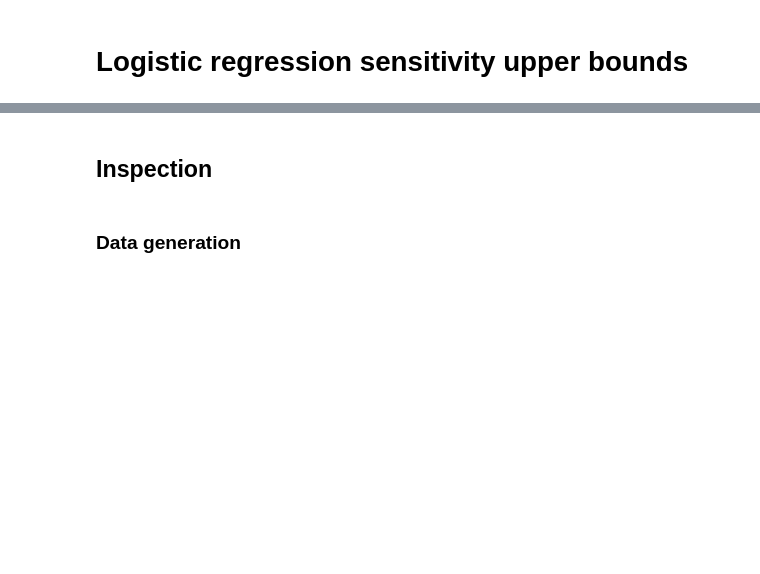
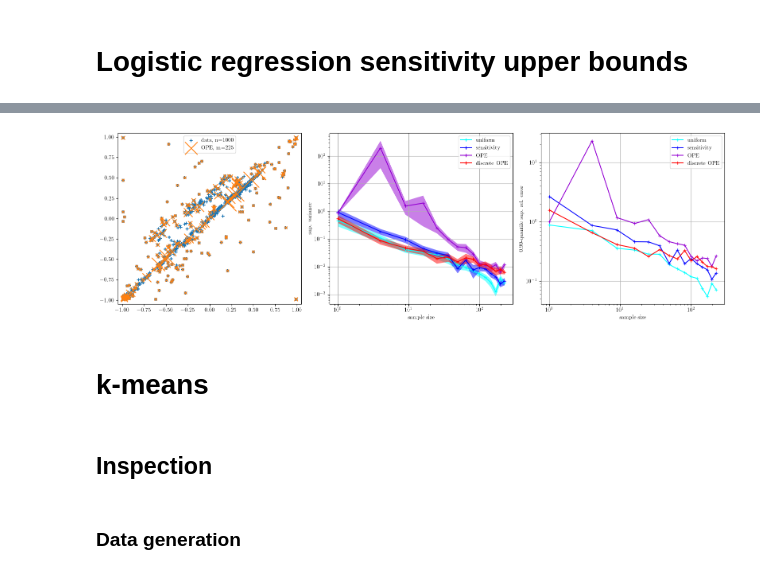
Before and after one commit to hsimonfroy/DPPcoresets, a Jupyter notebook: notebook/logistic.ipynb, the cells around one changed output, grey strips where cells are left out. Cells and saved outputs as stored; diff of their text form; code cells hidden in the pictures; blank space fills up the shorter version.

```diff
--- a/notebook/logistic.ipynb
+++ b/notebook/logistic.ipynb
@@ -185,5 +220,57 @@ SE_stds_sup = SE_stds[arr1, arr2, SE_means_argmax]
+# %%
+from notebook.utils import pickle_dump, pickle_load
+save_dir = "./"
+save_path = save_dir + f"X_n{n}_m{ms[-1]}_logist_quer{n_queries}_rep{n_rep}.p"
+pickle_dump([relerrs_sup, SE_means_sup, SE_stds_sup], save_path)
+# %%
+relerrs_sup, SE_means_sup, SE_stds_sup, = pickle_load(save_path)
+OPE_samples, OPE_weights = samples_weights_list[2]
+
+def my_plot():
+    n_stds = 1*n_rep**(-.5) # number of standard deviations to plot
+    xylim = 1.05
+
+    plt.subplot(131), plt.xlim(-xylim,xylim), plt.ylim(-xylim,xylim)
+    plt.scatter(X[:,0], X[:,1], marker="+", label=f"data, {n=}")
+    X_samples, X_weights = X[OPE_samples[0]], 100*ms[-1]*OPE_weights[0]
+    plt.scatter(X_samples[:,0],X_samples[:,1], marker="x", label=f"OPE, m={ms[-1]}", s=X_weights)
+    plt.legend()
+
+    plt.subplot(132)
+    # draw from samplers, experimenting for any datasets
+    legends = ["uniform","sensitivity","OPE","discrete OPE"]
+    selector = range(len(legends))
+
+    colors = ["cyan","blue","darkviolet","red","orange","maroon"]
+    # cmap = plt.get_cmap('viridis') # viridis, magma
+    # colors = cmap(np.linspace(0,.9,len(legends)))[::-1]
+    plt.gca().set_prop_cycle(color=colors)
+    plt.plot(ms, SE_means_sup[:,selector], label=legends, marker="+")
+    for k in selector:
+        plt.fill_between(ms, SE_means_sup[:,k]+n_stds*SE_stds_sup[:,k], SE_means_sup[:,k]-n_stds*SE_stds_sup[:,k], alpha=.5)
+    plt.xscale('log'), plt.yscale('log'), plt.xlabel("sample size"), plt.ylabel("sup. variance"),
+    plt.legend(), plt.grid()
+
+    plt.subplot(133)
+    delta_quant = .1 # .1, .01
+    relerr_quant = np.quantile(relerrs_sup, 1-delta_quant, axis=-1)
+    plt.gca().set_prop_cycle(color=colors)
+    plt.plot(ms, relerr_quant[:,selector], label=legends, marker="+")
+    plt.xscale('log'), plt.yscale('log'), plt.xlabel("sample size"), plt.ylabel(f"{1-delta_quant:.2f}-quantile sup. rel. error")
+    plt.legend(), plt.grid(),
+
+# from interfaces import save_plots_interface
+# save_plots_interface(my_plot, fig_size=(16,5), plot_on_call=True, use_TeX=True, font_size=14, fig_name=file_name)
+plt.figure(figsize=(16,5))
+my_plot()
+plt.tight_layout()
+plt.show()
+# %% [output]
+[figure, added]
 # %% [markdown]
-## Inspection
+# k-means
+# %% [markdown]
+## Inspection
 # %% [markdown]
 ### Data generation
 # %%
```
Also changed, not shown: parts of 18 cells of this notebook, 1 other file.
